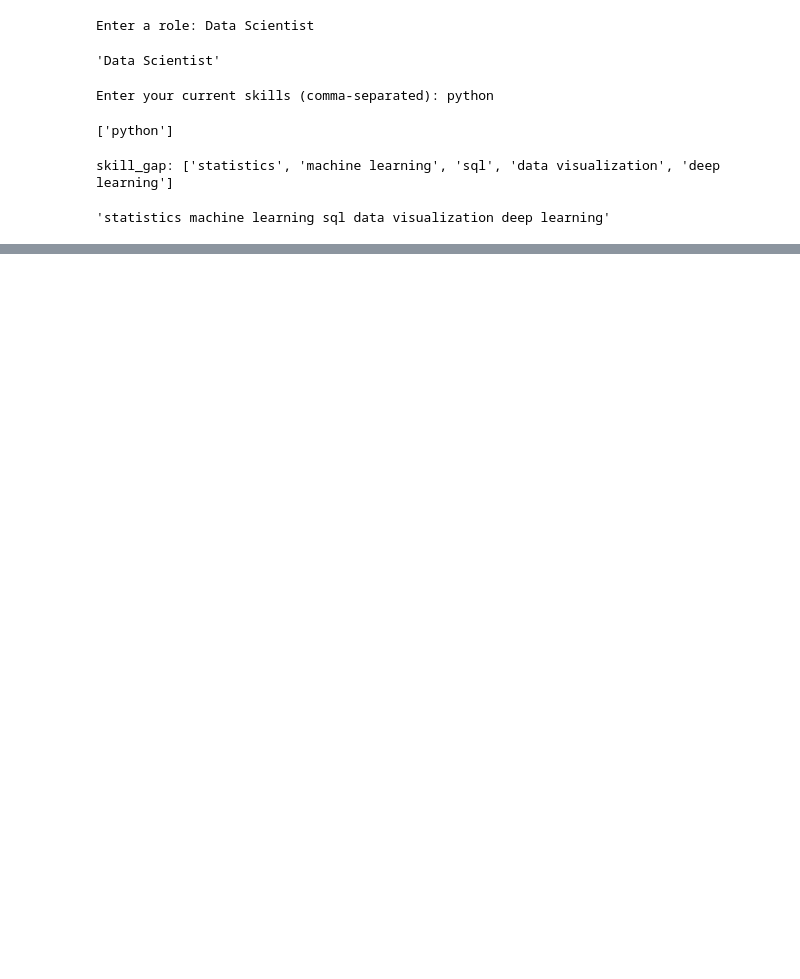
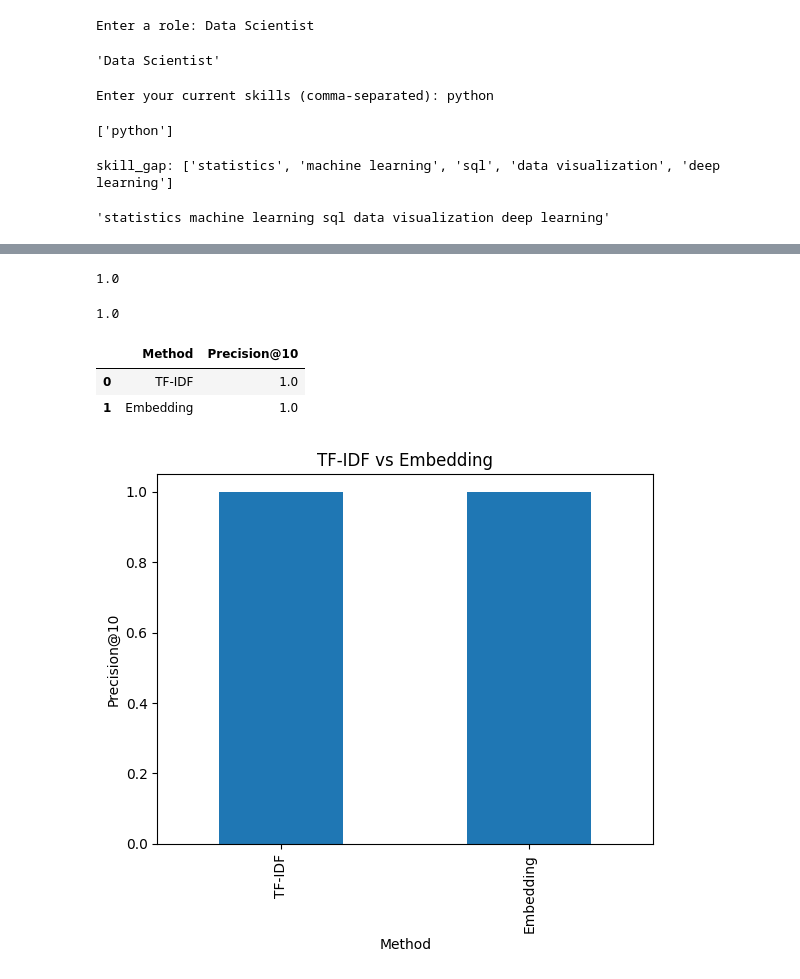
Before and after one commit to Chandrani45/AI-COURSE-RECOMMENDER-PROJECT-WORK-, a Jupyter notebook: Chandrani_Sengupta_project.ipynb, the cells around one changed output, grey strips where cells are left out. Drawn from its saved outputs; the diff is of its cells as text; code cells hidden in the pictures; blank space fills up the shorter version.

```diff
--- a/Chandrani_Sengupta_project.ipynb
+++ b/Chandrani_Sengupta_project.ipynb
@@ -291,0 +329,49 @@ dtype: object
+# %%
+def precision_at_k(recommendations,skill_gap,k):
+  relevant=0
+  for _,row in recommendations.head(10).iterrows():
+    if is_relevant(row['skills'],skill_gap):
+      relevant+=1
+
+  return relevant/k
+# %%
+precisiontfdif=precision_at_k(result,skill_gap,10)
+print(precisiontfdif)
+# %% [output]
+1.0
+# %%
+precision_embedding=precision_at_k(result_embedding,skill_gap,10)
+print(precision_embedding)
+# %% [output]
+1.0
+# %%
+import pandas as pd
+
+comparison = pd.DataFrame({
+    "Method": ["TF-IDF","Embedding"],
+    "Precision@10": [
+        precisiontfdif ,
+        precision_embedding
+    ]
+})
+
+comparison
+# %% [output]
+|  | Method | Precision@10 |
+| 0 | TF-IDF | 1.0 |
+| 1 | Embedding | 1.0 |
+# %%
+import matplotlib.pyplot as plt
+
+comparison.plot(
+    x="Method",
+    y="Precision@10",
+    kind="bar",
+    legend=False
+)
+
+plt.ylabel("Precision@10")
+plt.title("TF-IDF vs Embedding")
+plt.show()
+# %% [output]
+[figure, added]
```
Also changed, not shown: parts of 14 cells of this notebook.
